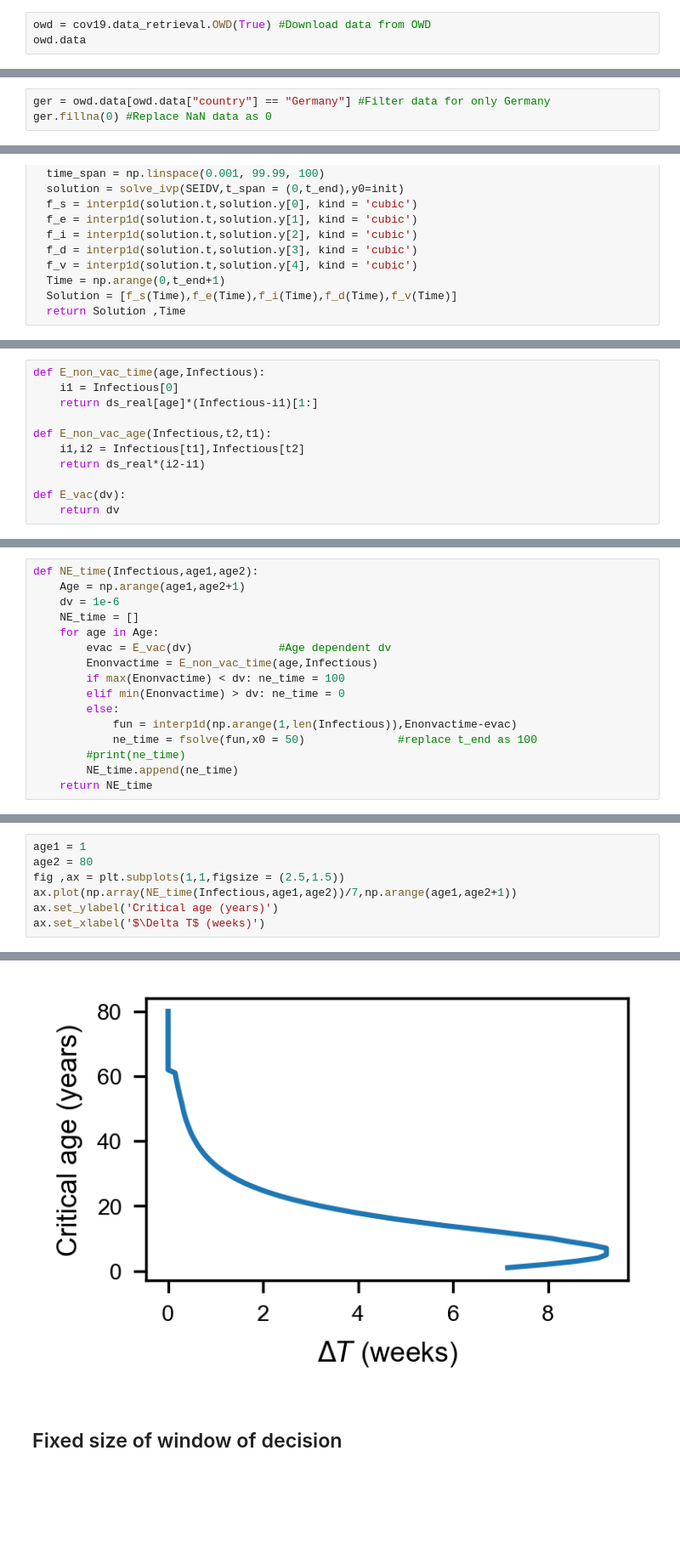
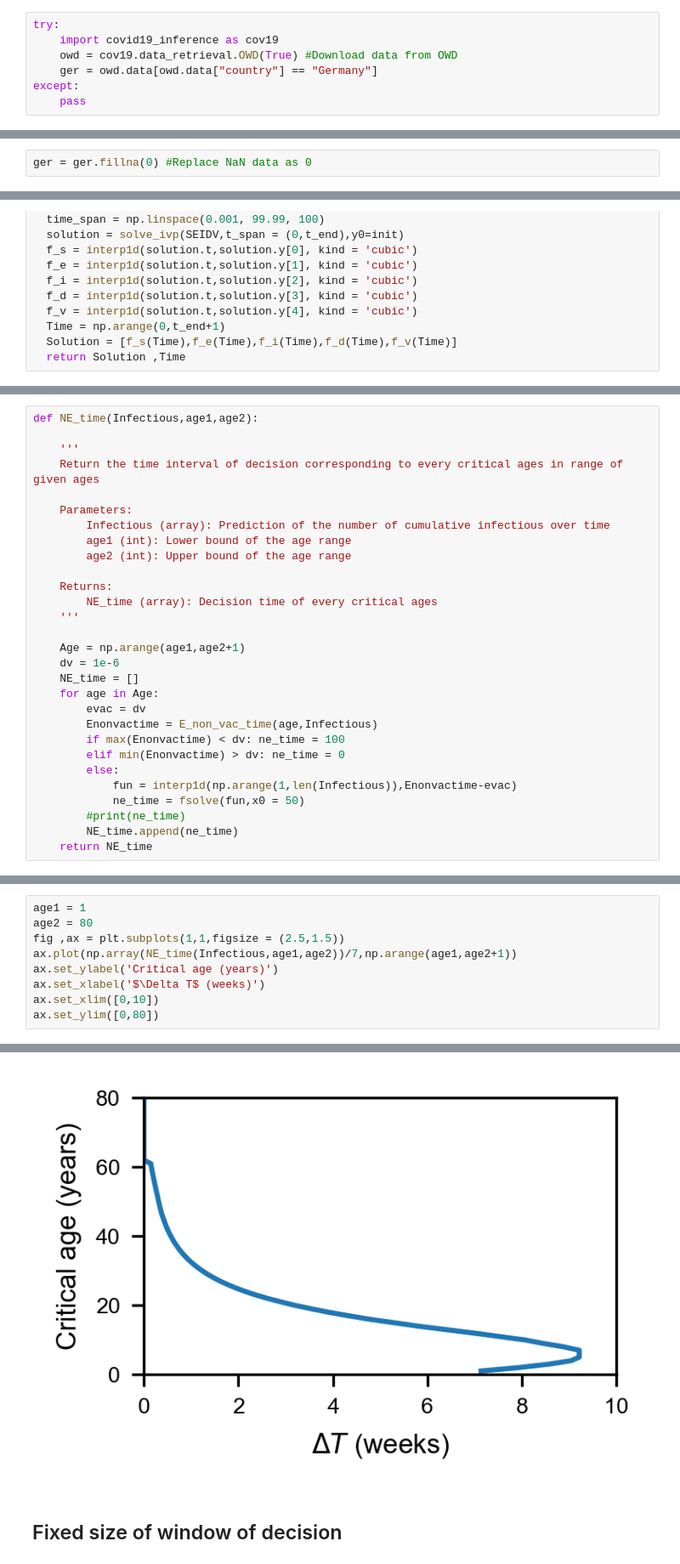
Before and after one commit to liapla/Game-Theory-and-Epidemics, a Jupyter notebook: DecisionOnModel.ipynb, the cells around one changed output, grey strips where cells are left out. Shown at 85% size. Cells and saved outputs as stored; diff of their text form; blank space fills up the shorter version.

```diff
--- a/DecisionOnModel.ipynb
+++ b/DecisionOnModel.ipynb
@@ -43,4 +65,8 @@ mpl.rcParams['figure.dpi'] =300
 # %%
-owd = cov19.data_retrieval.OWD(True) #Download data from OWD
-owd.data
+try:
+    import covid19_inference as cov19
+    owd = cov19.data_retrieval.OWD(True) #Download data from OWD
+    ger = owd.data[owd.data["country"] == "Germany"]
+except:
+    pass
 # %% [output]
@@ -63,3 +76,2 @@ INFO     [covid19_inference.data_retrieval.retrieval] Local backup to /tmp/covid
 # %%
-ger = owd.data[owd.data["country"] == "Germany"] #Filter data for only Germany
-ger.fillna(0) #Replace NaN data as 0
+ger = ger.fillna(0) #Replace NaN data as 0
@@ -227,11 +195,0 @@ plt.show()
-# %%
-def E_non_vac_time(age,Infectious):
-    i1 = Infectious[0]
-    return ds_real[age]*(Infectious-i1)[1:]
-
-def E_non_vac_age(Infectious,t2,t1):
-    i1,i2 = Infectious[t1],Infectious[t2]
-    return ds_real*(i2-i1)
-
-def E_vac(dv):
-    return dv
@@ -266,16 +265,29 @@ ax.legend()
 # %%
 def NE_time(Infectious,age1,age2):
+
+    '''
+    Return the time interval of decision corresponding to every critical ages in range of given ages
+
+    Parameters:
+        Infectious (array): Prediction of the number of cumulative infectious over time
+        age1 (int): Lower bound of the age range
+        age2 (int): Upper bound of the age range
+
+    Returns:
+        NE_time (array): Decision time of every critical ages
+    '''
+
     Age = np.arange(age1,age2+1)
     dv = 1e-6
     NE_time = []
     for age in Age:
-        evac = E_vac(dv)             #Age dependent dv
+        evac = dv
         Enonvactime = E_non_vac_time(age,Infectious)
         if max(Enonvactime) < dv: ne_time = 100
         elif min(Enonvactime) > dv: ne_time = 0
         else:
             fun = interp1d(np.arange(1,len(Infectious)),Enonvactime-evac)
-            ne_time = fsolve(fun,x0 = 50)              #replace t_end as 100
+            ne_time = fsolve(fun,x0 = 50)
         #print(ne_time)
         NE_time.append(ne_time)
     return NE_time
@@ -286,5 +300,7 @@ fig ,ax = plt.subplots(1,1,figsize = (2.5,1.5))
 ax.plot(np.array(NE_time(Infectious,age1,age2))/7,np.arange(age1,age2+1))
 ax.set_ylabel('Critical age (years)')
 ax.set_xlabel('$\Delta T$ (weeks)')
+ax.set_xlim([0,10])
+ax.set_ylim([0,80])
 # %% [output]
   warnings.warn(msg, RuntimeWarning)
@@ -292,3 +308,3 @@ Text(0.5, 0, '$\\Delta T$ (weeks)')
-[figure, old version]
+[figure, new version]
 # %% [markdown]
 ## Fixed size of window of decision
```
Also changed, not shown: parts of 43 cells of this notebook.
